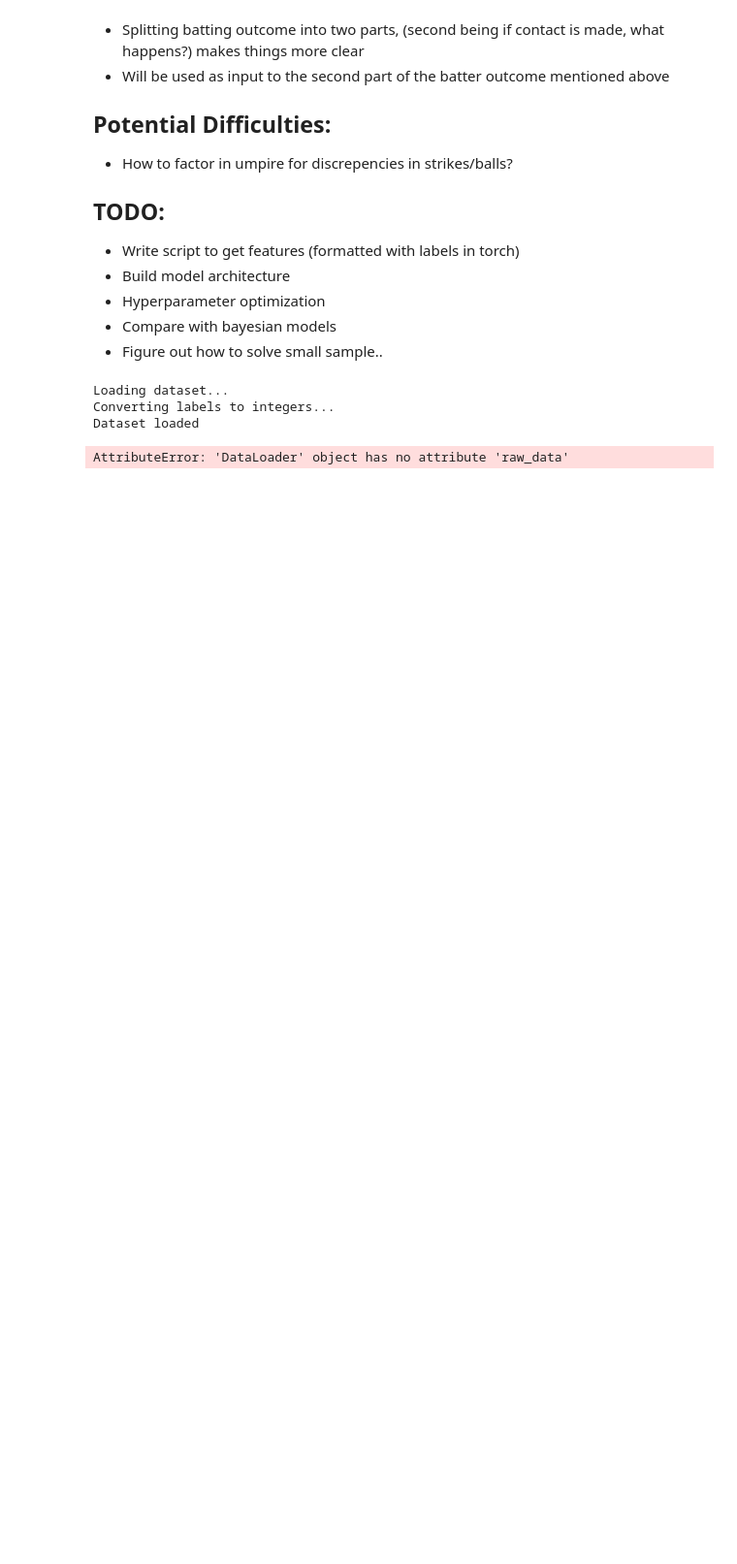
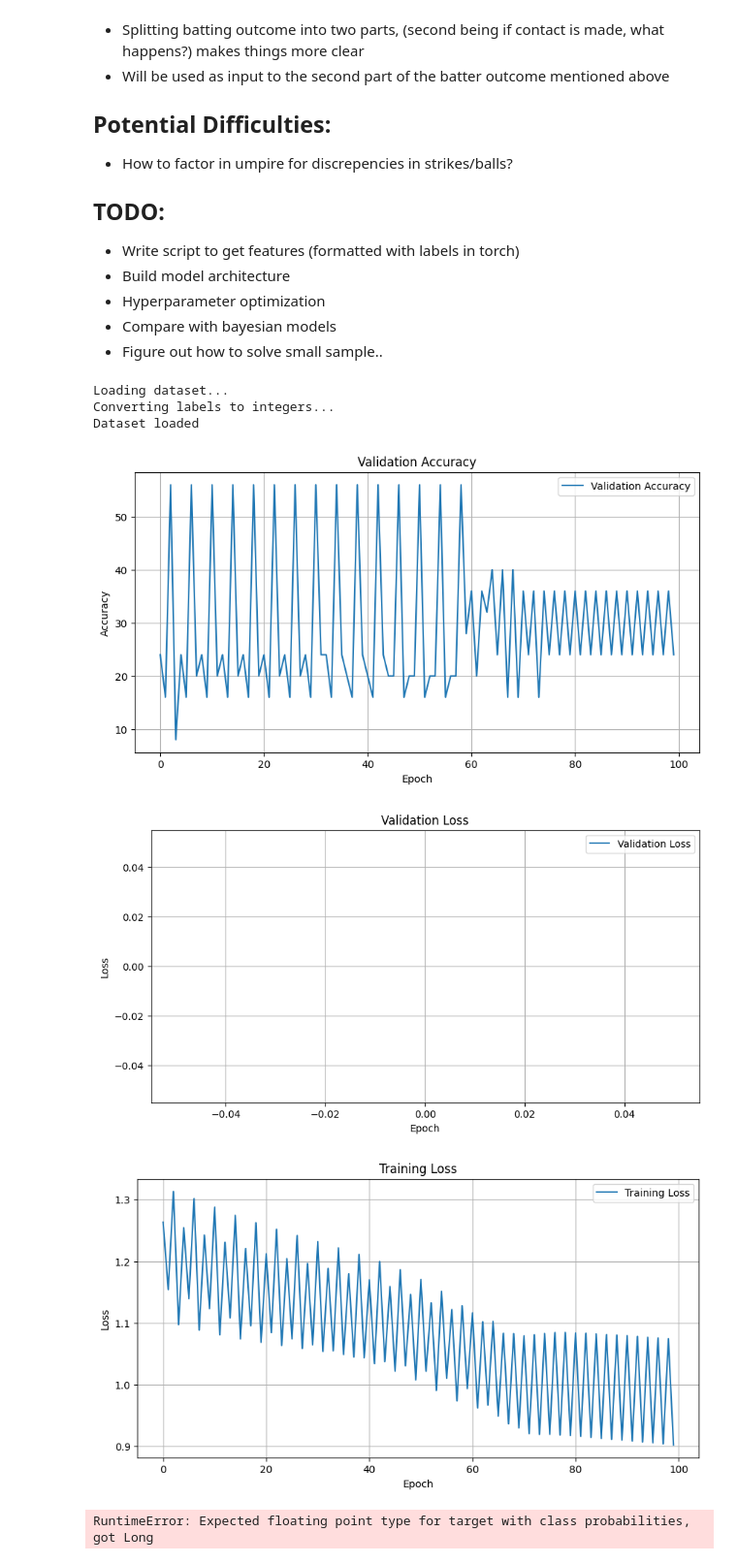
Before and after one commit to reecetec/mlb_simulator, a Jupyter notebook: notebooks/3.0-pitch-outcome.ipynb, the cells around one changed output. Shown: that part at 97% size. Saved outputs shown, nothing was run; the diff lists cells and outputs as text; code cells hidden in the pictures; blank space fills up the shorter version.

Commit message:
built training loop

```diff
--- a/notebooks/3.0-pitch-outcome.ipynb
+++ b/notebooks/3.0-pitch-outcome.ipynb
@@ -14,9 +14,14 @@
  - Compare with bayesian models
  - Figure out how to solve small sample..
 # %%
+import torch
+import torch.nn as nn
+import torch.optim
+from tqdm import trange
+
 #get test set
 from src.features import build_features as f
-train_set, val_set = f.get_pitch_outcome_dataset(665489)
+train_set, val_set, num_features, num_classes = f.get_pitch_outcome_dataset(665489)
 # %% [output]
 Loading dataset...
 Converting labels to integers...
@@ -38,8 +39,11 @@ class PitchOutcome(nn.Module):
         out = self.relu(out)
         out = self.l2(out)
         return out
+
+input_size = num_features
+hidden_size = 128
+num_classes = num_classes
+model = PitchOutcome(input_size, hidden_size, num_classes)
+
+loss_fn = nn.CrossEntropyLoss()
+optim = torch.optim.Adam(model.parameters(), lr=0.001)
-# %%
-input_size =  # Specify the input size based on your data
-hidden_size = 128
-num_classes =  # Specify the number of classes in your classification problem
-model = NeuralNetwork(input_size, hidden_size, num_classes)
@@ -46,4 +99,52 @@ model = NeuralNetwork(input_size, hidden_size, num_classes)
+# %%
+import matplotlib.pyplot as plt
+
+# Plot validation accuracies
+plt.figure(figsize=(10, 5))
+plt.plot(val_accuracies, label='Validation Accuracy')
+plt.xlabel('Epoch')
+plt.ylabel('Accuracy')
+plt.title('Validation Accuracy')
+plt.legend()
+plt.grid(True)
+plt.show()
+
+# Plot validation losses
+plt.figure(figsize=(10, 5))
+plt.plot(val_losses, label='Validation Loss')
+plt.xlabel('Epoch')
+plt.ylabel('Loss')
+plt.title('Validation Loss')
+plt.legend()
+plt.grid(True)
+plt.show()
+
+# Plot training losses
+plt.figure(figsize=(10, 5))
+plt.plot(train_losses, label='Training Loss')
+plt.xlabel('Epoch')
+plt.ylabel('Loss')
+plt.title('Training Loss')
+plt.legend()
+plt.grid(True)
+plt.show()
+# %% [output]
+[figure, added]
+[figure, added]
+[figure, added]
 # %%
-train_set.raw_data
+num_epochs = 10
+for epoch in (t:=trange(num_epochs)):
+    for features, labels in train_set:
+        # Forward pass
+        outputs = model(features)
+        loss = optim(outputs, labels)
+
+        # Backward pass and optimization
+        optim.zero_grad()
+        loss.backward()
+        optim.step()
+
+    print(f'Epoch [{epoch+1}/{num_epochs}], Loss: {loss.item():.4f}')
 # %% [output]
-AttributeError: 'DataLoader' object has no attribute 'raw_data'
+RuntimeError: Expected floating point type for target with class probabilities, got Long
```
Also changed, not shown: parts of 2 cells of this notebook, 2 other files.
